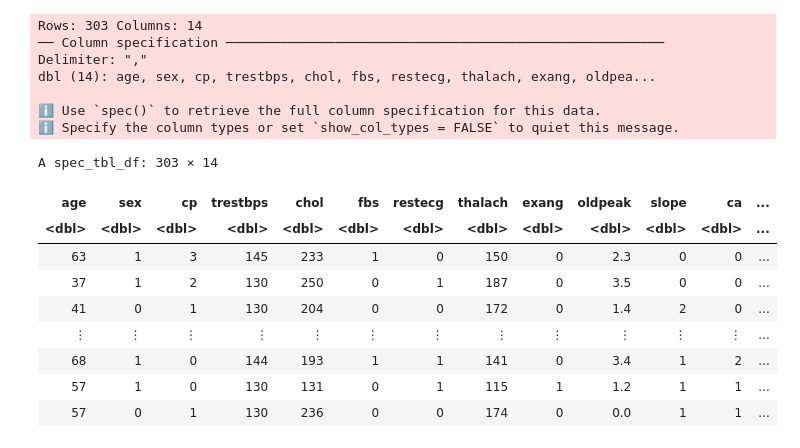
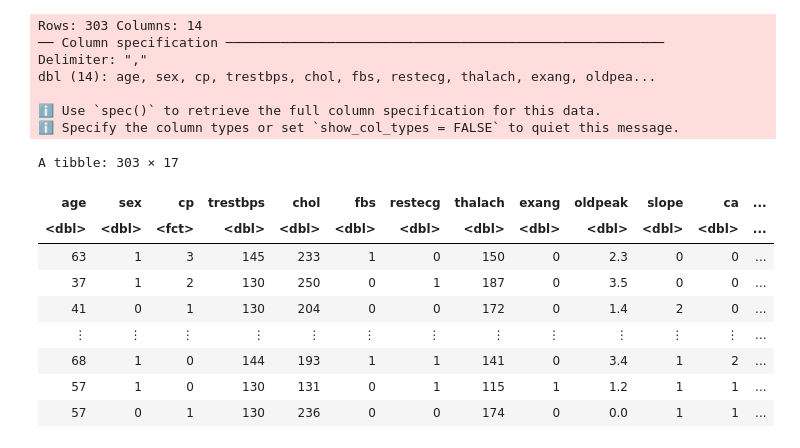
Before and after one commit to Chr1zz-D/dsci-100-demo, a Jupyter notebook: groupproposal data.ipynb, the cells around one changed output. Saved outputs shown, nothing was run; the diff lists cells and outputs as text; code cells hidden in the pictures.

Commit message:
scaled data and one possible plot

```diff
--- a/groupproposal data.ipynb
+++ b/groupproposal data.ipynb
@@ -12,16 +24,23 @@ ERROR: Error in file(filename, "r", encoding = encoding): cannot open the connec
 # %%
-read_csv(file = "https://raw.githubusercontent.com/Chr1zz-D/dsci-100-demo/main/heart-disease.csv")
+hear_disease<- read_csv(file = "https://raw.githubusercontent.com/Chr1zz-D/dsci-100-demo/main/heart-disease.csv")
+hear_disease <- mutate(hear_disease, cp= as_factor(cp))
+hear_disease_scaled<-hear_disease |>
+mutate (scaled_chol= scale(chol, center= TRUE),
+       scaled_oldpeak= scale(oldpeak, center=TRUE),
+       scaled_thalach=scale(thalach, center= TRUE) )
+
+hear_disease_scaled
 # %% [output]
 Rows: 303 Columns: 14
 ── Column specification ────────────────────────────────────────────────────────
 Delimiter: ","
 dbl (14): age, sex, cp, trestbps, chol, fbs, restecg, thalach, exang, oldpea...
 
 ℹ Use `spec()` to retrieve the full column specification for this data.
 ℹ Specify the column types or set `show_col_types = FALSE` to quiet this message.
-A spec_tbl_df: 303 × 14
+A tibble: 303 × 17
 | age | sex | cp | trestbps | chol | fbs | restecg | thalach | exang | oldpeak | slope | ca | ... |
-| <dbl> | <dbl> | <dbl> | <dbl> | <dbl> | <dbl> | <dbl> | <dbl> | <dbl> | <dbl> | <dbl> | <dbl> | ... |
+| <dbl> | <dbl> | <fct> | <dbl> | <dbl> | <dbl> | <dbl> | <dbl> | <dbl> | <dbl> | <dbl> | <dbl> | ... |
 | 63 | 1 | 3 | 145 | 233 | 1 | 0 | 150 | 0 | 2.3 | 0 | 0 | ... |
 | 37 | 1 | 2 | 130 | 250 | 0 | 1 | 187 | 0 | 3.5 | 0 | 0 | ... |
 | 41 | 0 | 1 | 130 | 204 | 0 | 0 | 172 | 0 | 1.4 | 2 | 0 | ... |
```
Also changed, not shown: parts of 2 cells of this notebook.
